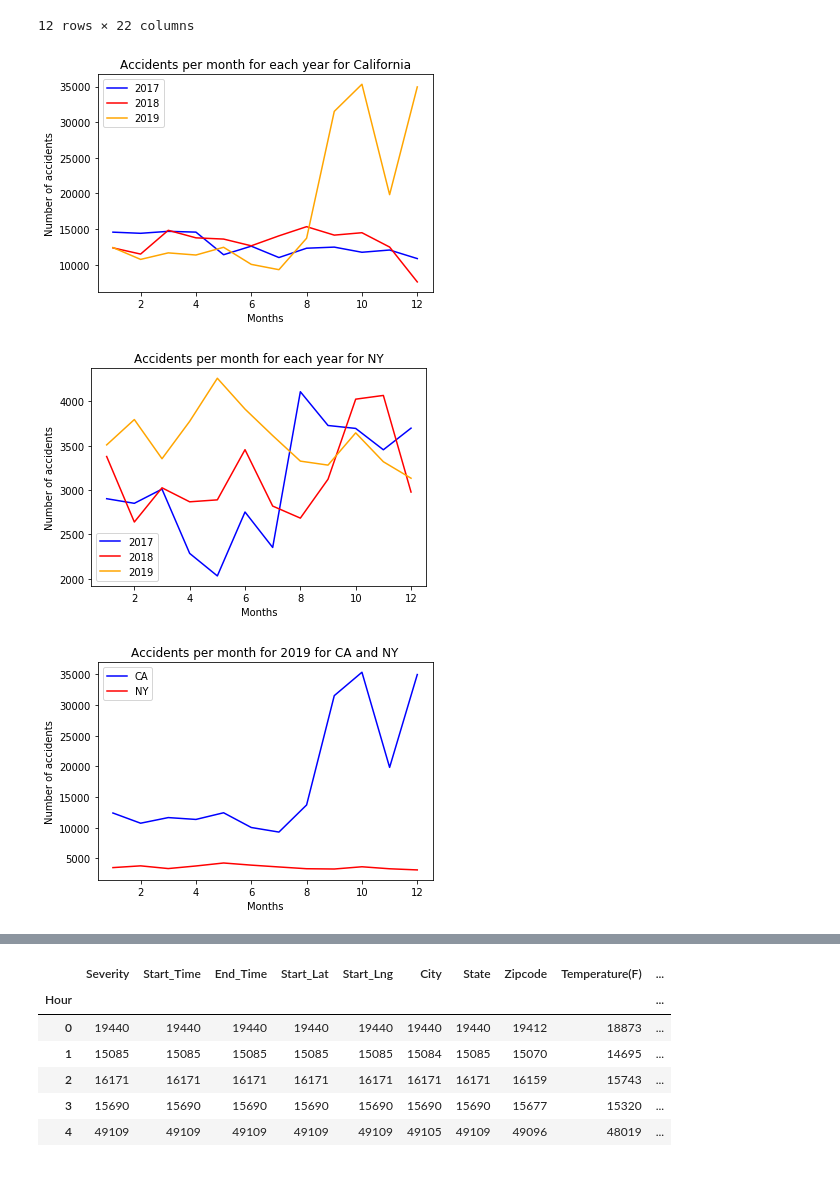
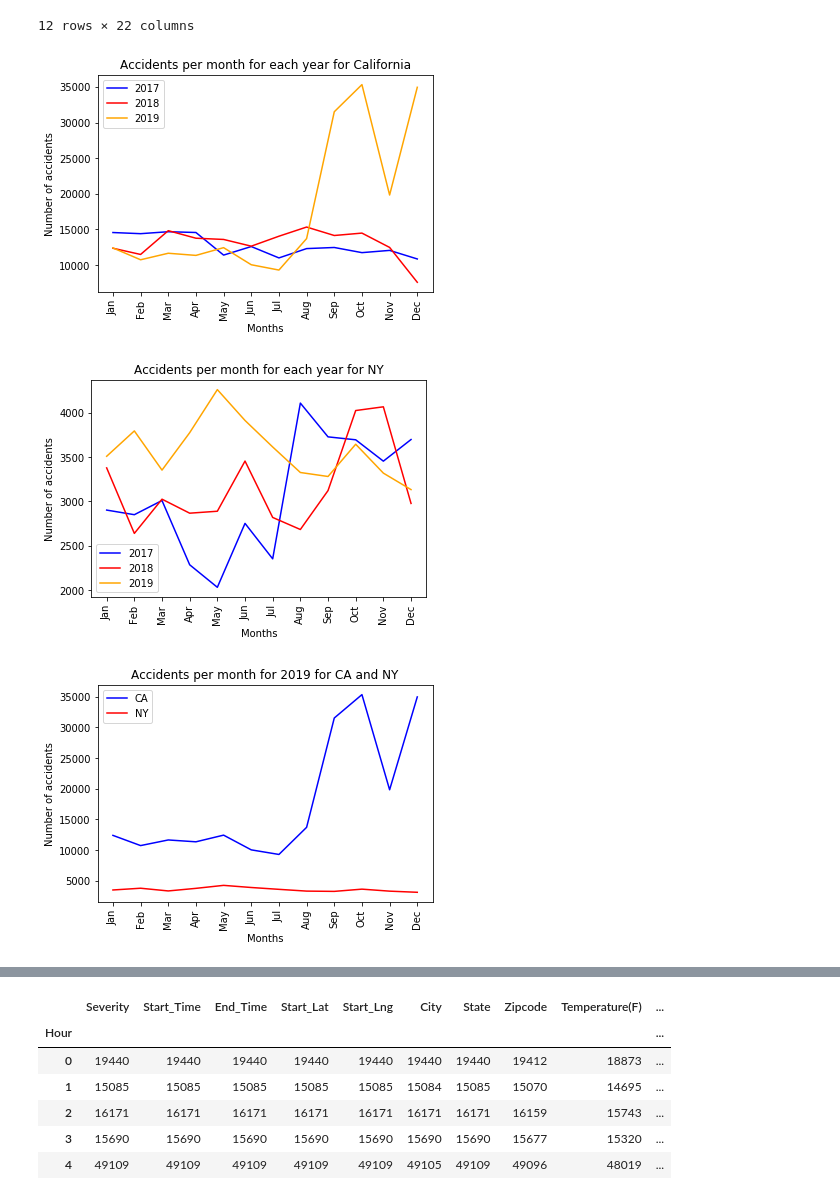
Before and after one commit to lilijo6/Project-Group-3, a Jupyter notebook: USAccident_Analysis_LJ.ipynb, the cells around one changed output, grey strips where cells are left out. Drawn from its saved outputs; the diff is of its cells as text; code cells hidden in the pictures.

```diff
--- a/USAccident_Analysis_LJ.ipynb
+++ b/USAccident_Analysis_LJ.ipynb
@@ -213,3 +213,6 @@ dtype: int64
 accident_target["Start_Year"]=accident_target["Start_Time"].dt.year
 accident_target["Start_Month"]=accident_target["Start_Time"].dt.month
 accident_target["Start_Date_Only"]=accident_target["Start_Time"].dt.date
+# %%
+#Calling the initial data and creating a new column for hour
+accident_target["Hour"]=accident_target["Start_Time"].dt.hour
@@ -295,7 +298,8 @@ accidents_per_month_2019
 #Plot will show distribution of accidents for each year
 #List of months
 months = [1,2,3,4,5,6,7,8,9,10,11,12]
-month = [12]
+month_names = ['Jan', 'Feb', 'Mar', 'Apr', 'May', 'Jun', 'Jul', 'Aug', 'Sep', 'Oct', 'Nov', 'Dec']
+#month = [12]
 #Plotting the number of accidents per month for each year
 #plt.plot(month, accidents_per_month_2016['Start_Date_Only'], color="green", label="2016")
 plt.plot(months, accidents_per_month_2017['Start_Date_Only'], color="blue", label="2017")
@@ -309,6 +313,7 @@ plt.legend(loc="best")
 plt.title("Accidents per month for each year")
 plt.xlabel("Months")
 plt.ylabel("Number of accidents")
+plt.xticks(months, month_names,rotation=90)
 
 # Print our chart to the screen
 plt.show()
@@ -372,31 +377,32 @@ accidents_per_month_2019_NY
 # %%
 #Plot will show distribution of accidents for each year in California
 #List of months
 months = [1,2,3,4,5,6,7,8,9,10,11,12]
-month = [12]
+#month = [12]
 #Plotting the number of accidents per month for each year
 #plt.plot(month, accidents_per_month_2016['Start_Date_Only'], color="green", label="2016")
 plt.plot(months, accidents_per_month_2017_CA['Start_Date_Only'], color="blue", label="2017")
 plt.plot(months, accidents_per_month_2018_CA['Start_Date_Only'], color="red", label="2018")
 plt.plot(months, accidents_per_month_2019_CA['Start_Date_Only'], color="orange", label="2019")
 
 
 # Place a legend on the chart in what matplotlib believes to be the "best" location
 plt.legend(loc="best")
 
 plt.title("Accidents per month for each year for California")
 plt.xlabel("Months")
 plt.ylabel("Number of accidents")
+plt.xticks(months, month_names,rotation=90)
 
 # Print our chart to the screen
 plt.show()
 # %% [output]
-[figure, old version]
+[figure, new version]
 # %%
 #Plot will show distribution of accidents for each year in New York
 #List of months
 months = [1,2,3,4,5,6,7,8,9,10,11,12]
-month = [12]
+#month = [12]
 #Plotting the number of accidents per month for each year
 #plt.plot(month, accidents_per_month_2016['Start_Date_Only'], color="green", label="2016")
 plt.plot(months, accidents_per_month_2017_NY['Start_Date_Only'], color="blue", label="2017")
@@ -410,11 +416,12 @@ plt.legend(loc="best")
 plt.title("Accidents per month for each year for NY")
 plt.xlabel("Months")
 plt.ylabel("Number of accidents")
+plt.xticks(months, month_names,rotation=90)
 
 # Print our chart to the screen
 plt.show()
 # %% [output]
-[figure, old version]
+[figure, new version]
 # %%
 #Plot will show distribution of accidents for California and for New York in the year 2019
 #List of months
@@ -434,11 +441,12 @@ plt.legend(loc="best")
 plt.title("Accidents per month for 2019 for CA and NY")
 plt.xlabel("Months")
 plt.ylabel("Number of accidents")
+plt.xticks(months, month_names,rotation=90)
 
 # Print our chart to the screen
 plt.show()
 # %% [output]
-[figure, old version]
+[figure, new version]
 # %%
 #Calling the initial data and creating a new column for hour
 accident_target["Hour"]=accident_target["Start_Time"].dt.hour
```
Also changed, not shown: parts of 32 cells of this notebook, 2 other files.
